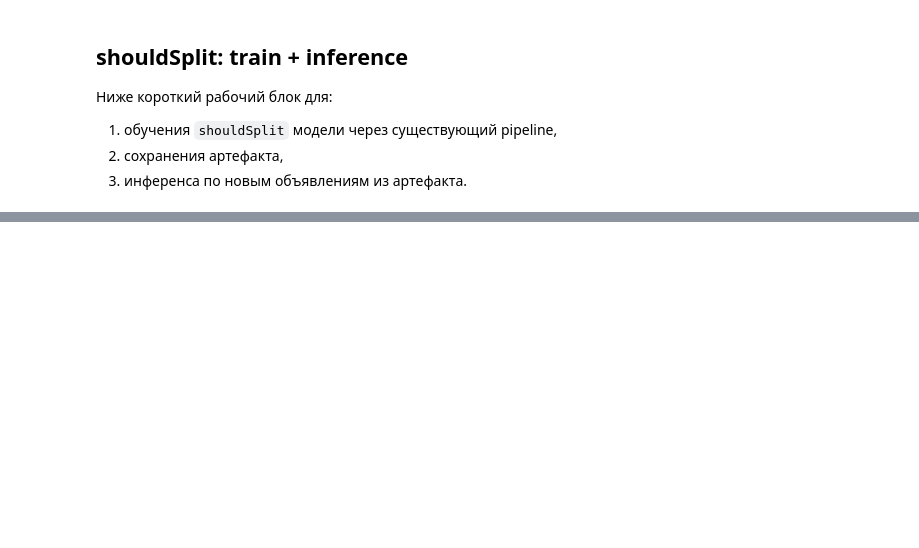
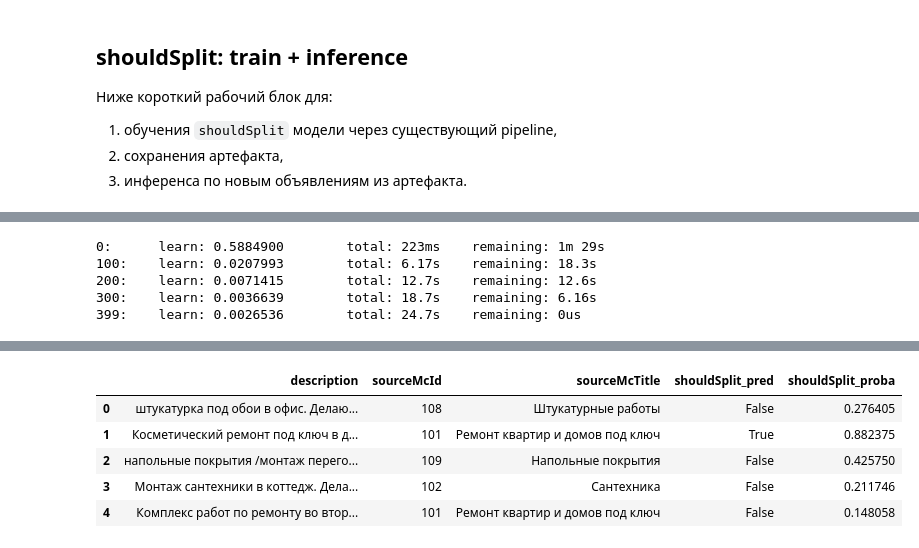
Before and after one commit to be1pheg0r/hack-mfti, a Jupyter notebook: avito/notebooks/shouldSplit.ipynb, the cells around one changed output, grey strips where cells are left out. Cells and saved outputs as stored; diff of their text form; code cells hidden in the pictures; blank space fills up the shorter version.

Commit message:
[avito/notebook] shouldSplit notebook for train models

```diff
--- a/avito/notebooks/shouldSplit.ipynb
+++ b/avito/notebooks/shouldSplit.ipynb
@@ -12,46 +25,50 @@ ModuleNotFoundError: No module named 'avito'
 # %%
 from pathlib import Path
 
+import joblib
 import pandas as pd
 
 from avito.classifier import train_should_split_models
 from avito.config import AvitoCaseConfig
+from avito.embeddings import EncoderConfig, SentenceTransformerEncoder
 from avito.features import ShouldSplitFeatureConfig
 from avito.inference import predict_should_split_from_artifact
-
 
 case_config = AvitoCaseConfig.from_default_yaml()
 feature_config = ShouldSplitFeatureConfig(
     include_extra_text_features=case_config.should_split.include_extra_text_features,
-)
+ )
 
 data_path = Path("avito/data/rnc_dataset.csv")
 artifact_path = Path("checkpoints/avito_should_split_model.joblib")
 
 train_df = pd.read_csv(data_path)
+
+# Обучаем с эмбеддингами
+encoder = SentenceTransformerEncoder(EncoderConfig.from_default_yaml())
 result = train_should_split_models(
     df=train_df,
-    include_embeddings=False,
+    include_embeddings=True,
+    encoder=encoder,
     feature_config=feature_config,
     training_config=case_config.should_split.training,
-)
+ )
 
 artifact_path.parent.mkdir(parents=True, exist_ok=True)
 payload = {
     "best_model_name": result.model_name,
     "pipeline": result.pipeline,
-    "with_embeddings": False,
+    "with_embeddings": True,
     "feature_config": feature_config.model_dump(mode="json"),
 }
-
-import joblib
 joblib.dump(payload, artifact_path)
 
 sample_df = train_df.iloc[:5][["description", "sourceMcId", "sourceMcTitle"]].copy()
 inference = predict_should_split_from_artifact(
     df=sample_df,
     artifact_path=artifact_path,
-)
+    encoder=encoder,
+ )
 
 sample_df["shouldSplit_pred"] = inference.predictions
 sample_df["shouldSplit_proba"] = inference.probabilities
@@ -60,0 +107,5 @@ ModuleNotFoundError: No module named 'avito'
+0:      learn: 0.5884900        total: 223ms    remaining: 1m 29s
+100:    learn: 0.0207993        total: 6.17s    remaining: 18.3s
+200:    learn: 0.0071415        total: 12.7s    remaining: 12.6s
+300:    learn: 0.0036639        total: 18.7s    remaining: 6.16s
+399:    learn: 0.0026536        total: 24.7s    remaining: 0us
@@ -60,0 +166,6 @@ ModuleNotFoundError: No module named 'avito'
+|  | description | sourceMcId | sourceMcTitle | shouldSplit_pred | shouldSplit_proba |
+| 0 | штукатурка под обои в офис. Делаю... | 108 | Штукатурные работы | False | 0.276405 |
+| 1 | Косметический ремонт под ключ в д... | 101 | Ремонт квартир и домов под ключ | True | 0.882375 |
+| 2 | напольные покрытия /монтаж перего... | 109 | Напольные покрытия | False | 0.425750 |
+| 3 | Монтаж сантехники в коттедж. Дела... | 102 | Сантехника | False | 0.211746 |
+| 4 | Комплекс работ по ремонту во втор... | 101 | Ремонт квартир и домов под ключ | False | 0.148058 |
```
Also changed, not shown: parts of 3 cells of this notebook, 2 other files.
